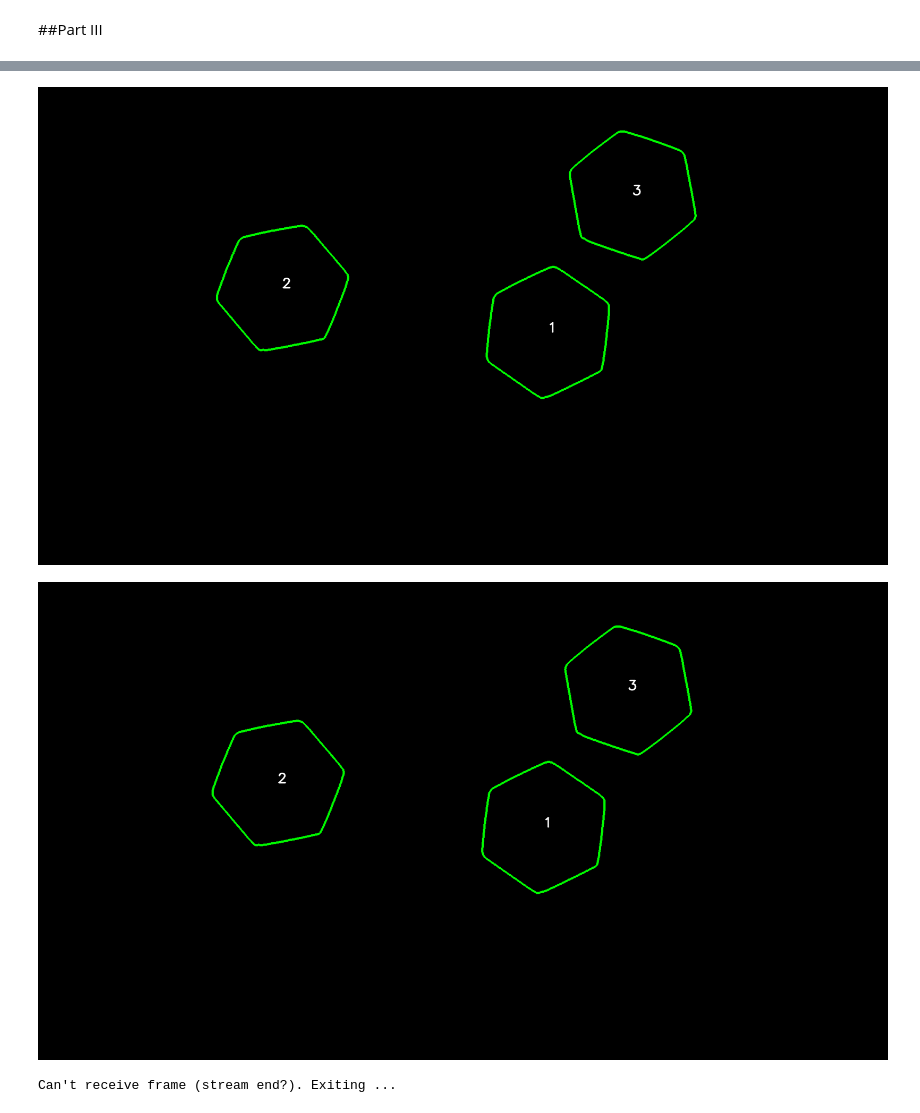
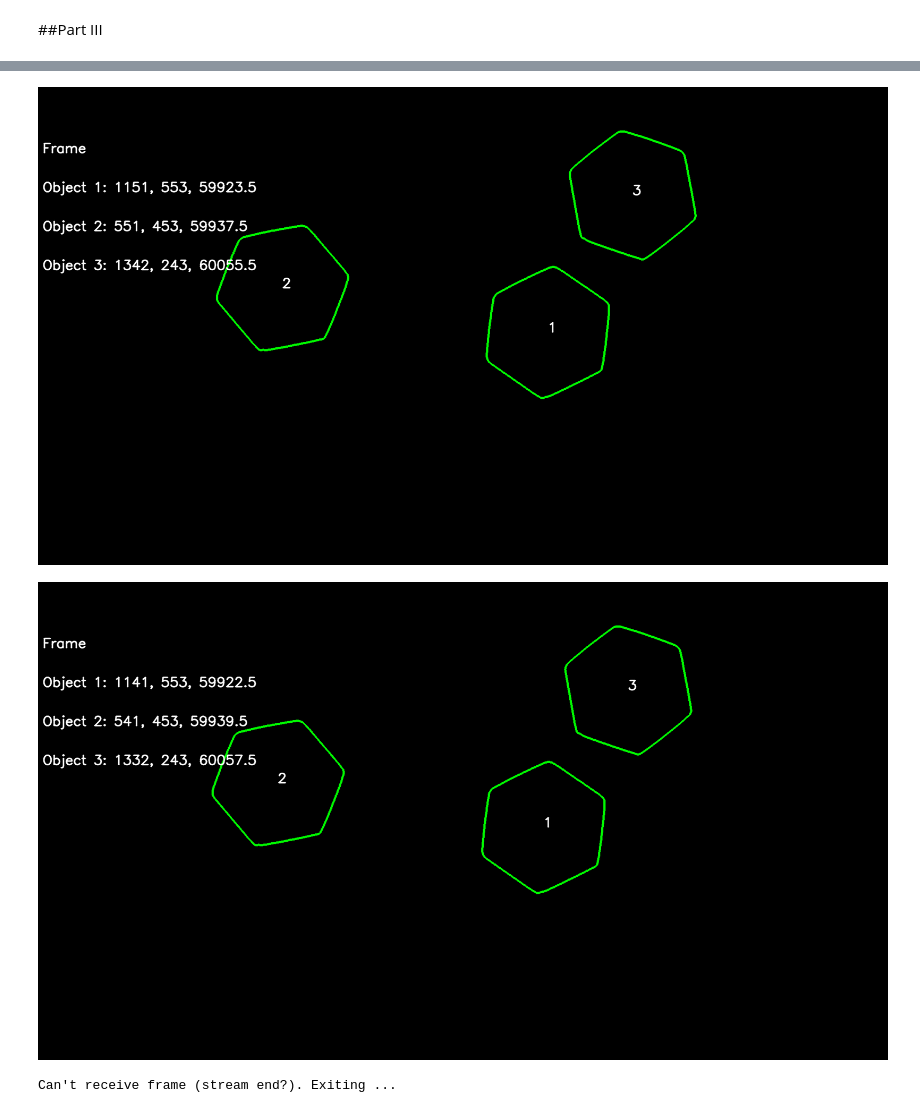
Before and after one commit to RansikaG/Machine-Vision, a Jupyter notebook: Assignment 5/Object Counting on a Conveyor belt.ipynb, the cells around one changed output, grey strips where cells are left out. Saved outputs shown, nothing was run; the diff lists cells and outputs as text; code cells hidden in the pictures.

Commit message:
Text on image

```diff
--- a/Assignment 5/Object Counting on a Conveyor belt.ipynb
+++ b/Assignment 5/Object Counting on a Conveyor belt.ipynb
@@ -291,3 +281,24 @@ Can't receive frame (stream end?). Exiting ...
+# %%
+def insert_text(current_frame,frame):
+  no_objects=len(current_frame)
+  bottom_position = (10, 500)
+  text = "Some text including newline \n characters."
+  font_scale = 1
+  color = (255, 255, 255)
+  thickness = 2
+  font = cv.FONT_HERSHEY_SIMPLEX
+  line_type = cv.LINE_AA
+
+  text_size, _ = cv.getTextSize(text, font, font_scale, thickness)
+  line_height = text_size[1]*(no_objects+1)
+  x, y0 =bottom_position
+  y0-=(no_objects+1)* line_height
+  cv.putText(frame,"Frame",(x, y0),font,font_scale,color,thickness,line_type)
+  for i in range(no_objects):#position shit
+      Object=current_frame[i]
+      y = y0 + (i+1)* line_height
+      details="Object "+str(Object[3])+": "+str(Object[0])+", "+str(Object[1])+", "+str(Object[2])
+      cv.putText(frame,details,(x, y),font,font_scale,color,thickness,line_type)
 # %%
 cap = cv.VideoCapture('/content/belt/Assignment 5/conveyor_two_frame.mp4') # give the correct path here
 while cap.isOpened():
@@ -322,33 +333,35 @@ while cap.isOpened():
       current_frame.append(obj_current_frame)
       cv.putText(conts,str(obj_current_frame[3]),(obj_current_frame[0],obj_current_frame[1]), cv.FONT_HERSHEY_SIMPLEX, 1,(255,255,255),2,cv.LINE_AA)
 
   else:
     i=[0,1]#needs to be rechecked
     delta=[15,15]
     prev_count=len(prev_frame)
     for countour in cont:
       M = cv.moments(countour)
       cx, cy = int(M['m10']/M['m00']),int(M['m01']/M['m00'])
       ca = cv.contourArea(countour)
       obj_current_frame=[cx,cy,ca,None]#count is not defined
       if is_new(previous_frame, countour, delta, i):
         prev_count+=1
         obj_current_frame=[cx,cy,ca,prev_count]
       else:
         prev_index=prev_index(previous_frame, countour, delta, i)
         obj_current_frame=[cx,cy,ca,previous_frame[prev_index][3]]
       current_frame.append(obj_current_frame)
       cv.putText(conts,str(obj_current_frame[3]),(obj_current_frame[0],obj_current_frame[1]), cv.FONT_HERSHEY_SIMPLEX, 1,(255,255,255),2,cv.LINE_AA)
 
+  insert_text(current_frame,conts)
+
   frame_no+=1
   previous_frame=current_frame
 
   cv2_imshow(conts)
   if cv.waitKey(1) == ord('q'):
     break
 cap.release()
 cv.destroyAllWindows()
 # %% [output]
-[figure, old version]
+[figure, new version]
-[figure, old version]
+[figure, new version]
 Can't receive frame (stream end?). Exiting ...
```
Also changed, not shown: parts of 3 cells of this notebook.
